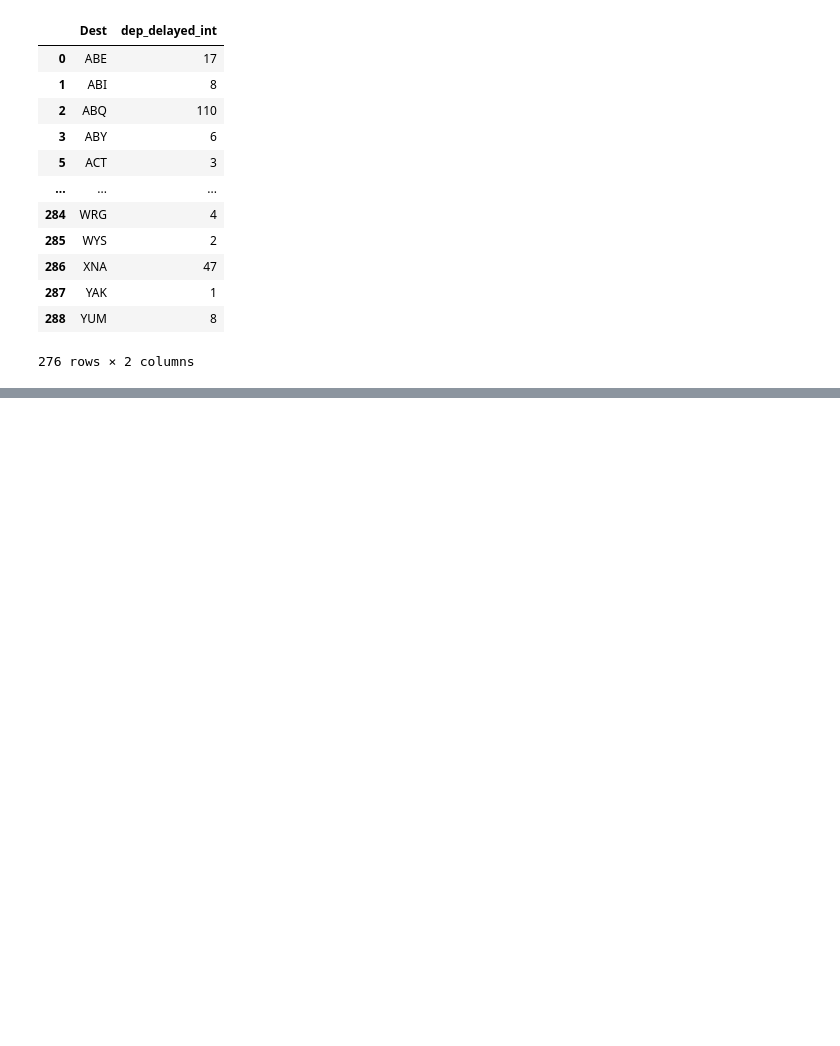
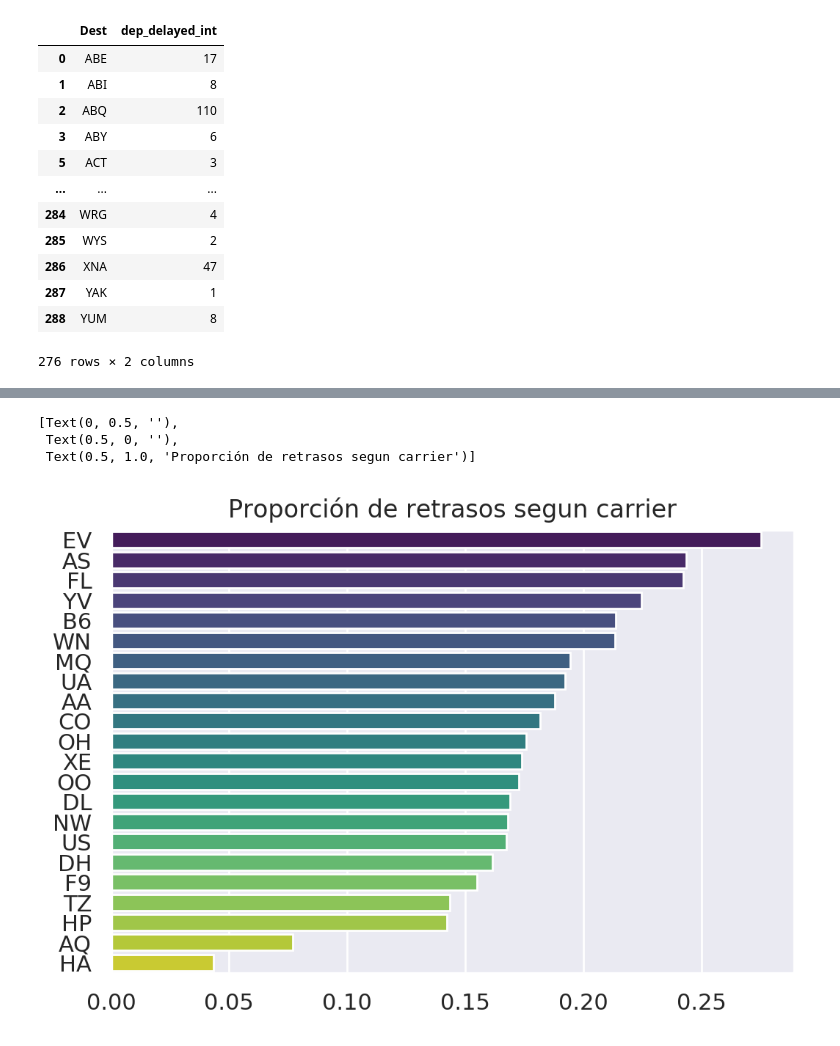
Before and after one commit to shizus/delayed-vicious-cat, a Jupyter notebook: FlightDelays.ipynb, the cells around one changed output, grey strips where cells are left out. Cells and saved outputs as stored; diff of their text form; code cells hidden in the pictures; blank space fills up the shorter version.

```diff
--- a/FlightDelays.ipynb
+++ b/FlightDelays.ipynb
@@ -226,0 +309,2 @@ ax.set(title='Distribución de vuelos según distancia', xlabel='Distancia', yla
+# %%
+carriers_ordered = df.groupby('UniqueCarrier').agg({'dep_delayed_int': 'mean'}).reset_index().sort_values(by='dep_delayed_int', ascending=False)['UniqueCarrier']
@@ -226,0 +325,20 @@ ax.set(title='Distribución de vuelos según distancia', xlabel='Distancia', yla
+# %%
+sns.set(rc={"figure.dpi": 200, 'savefig.dpi': 200})
+
+ax = sns.barplot(
+    x="dep_delayed_int",
+    y="UniqueCarrier",
+    data=df,
+    estimator=np.mean,
+    ci=None,
+    order=carriers_ordered,
+    palette=sns.color_palette("viridis", 22))
+
+
+
+ax.set(title='Proporción de retrasos segun carrier', xlabel='', ylabel='')
+# %% [output]
+[Text(0, 0.5, ''),
+ Text(0.5, 0, ''),
+ Text(0.5, 1.0, 'Proporción de retrasos segun carrier')]
+[figure, added]
```
Also changed, not shown: parts of 28 cells of this notebook.
